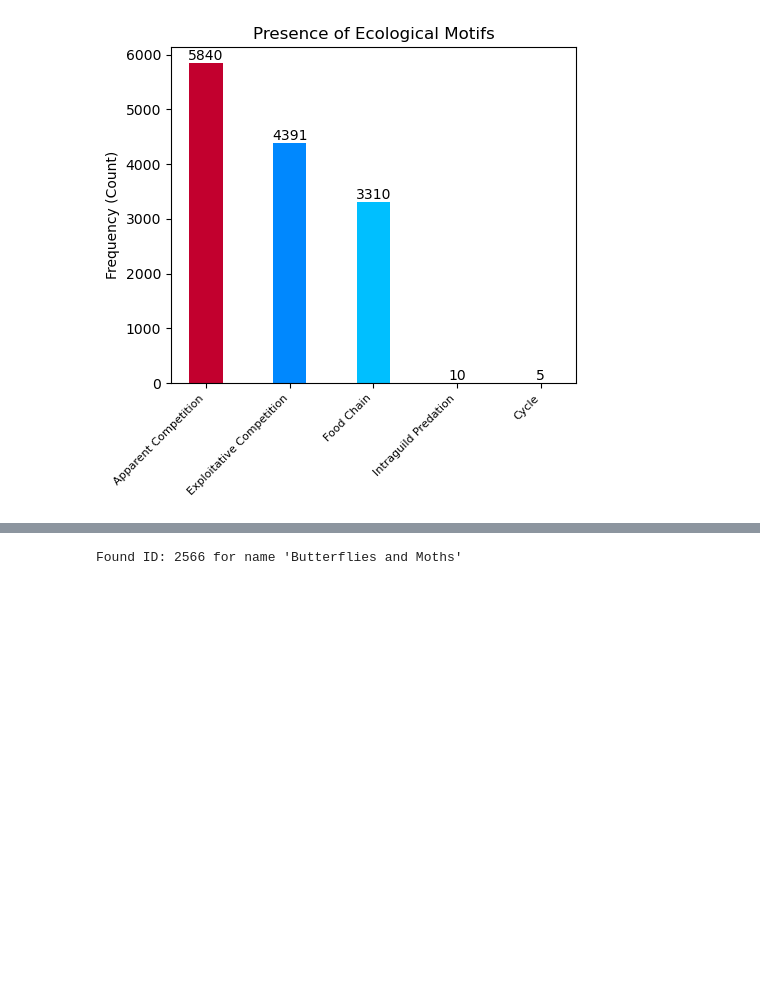
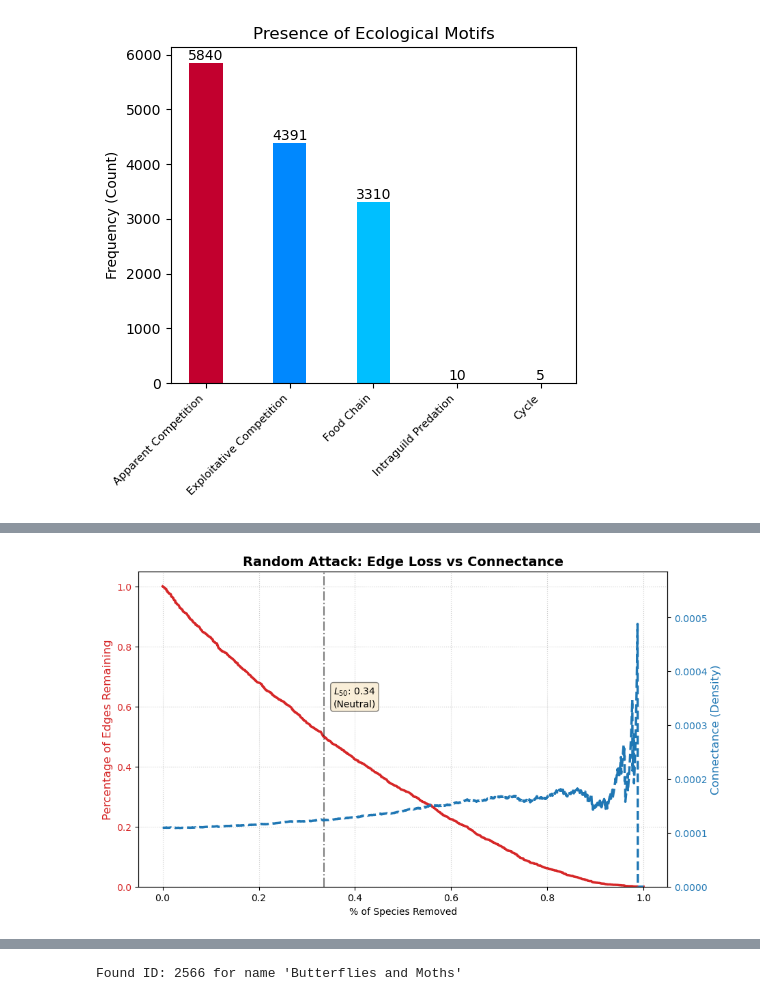
Before and after one commit to yadderace/network_science_project, a Jupyter notebook: notebook/insights_extraction.ipynb, the cells around one changed output, grey strips where cells are left out. Drawn from its saved outputs; the diff is of its cells as text; code cells hidden in the pictures; blank space fills up the shorter version.

```diff
--- a/notebook/insights_extraction.ipynb
+++ b/notebook/insights_extraction.ipynb
@@ -750 +900,6 @@ def plot_dynamics_by_iteration(df):
     plt.show()
+# %%
+# Usage Example:
+plot_connectance_decay(G, attack_type='random')
+# %% [output]
+[figure, added]
```
Also changed, not shown: parts of 22 cells of this notebook, 17 other files.
